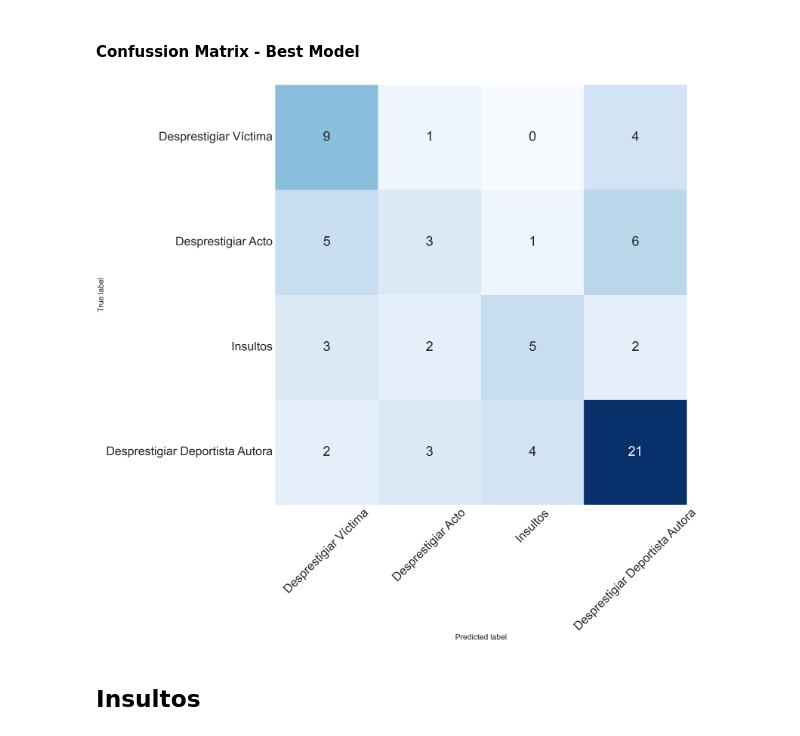
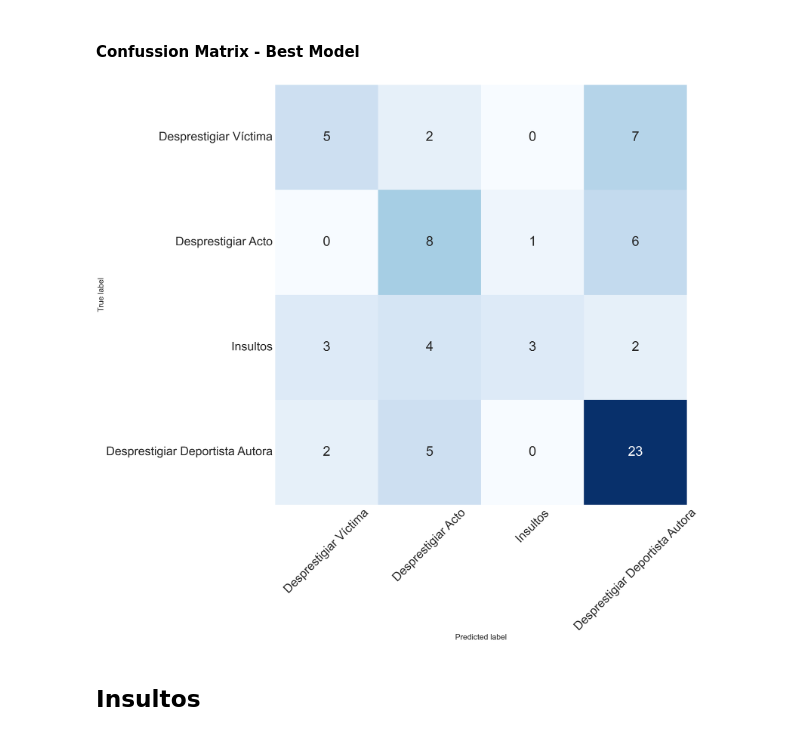
Before and after one commit to jorgegarcelan/HS-Detection-SeAcabo, a Jupyter notebook: DeepLearning/Plots.ipynb, the cells around one changed output. Saved outputs shown, nothing was run; the diff lists cells and outputs as text; code cells hidden in the pictures.

```diff
--- a/DeepLearning/Plots.ipynb
+++ b/DeepLearning/Plots.ipynb
@@ -563,35 +563,35 @@ plt.show()
 # %%
 import ast
 # ID del modelo para el que quieres extraer la matriz de confusión
-model_id = 'cebd252f-4519-4d39-9435-2e73069b6baa'
+model_id = '04518fe6-86e2-4ee7-b91a-275041a3ba64'
 
 # Extraer la matriz de confusión del DataFrame usando el ID
 conf_matrix_str = df_CNEG_TC.loc[df_CNEG_TC['Run_ID'] == model_id, 'eval_confusion_matrix'].values[0]
 conf_matrix = ast.literal_eval(conf_matrix_str)
 
 # Crear la matriz de confusión
 cm = pd.DataFrame(conf_matrix, index=labels, columns=labels)
 
 # Plotear la matriz de confusión
 plt.figure(figsize=(32, 30))
 
 sns.heatmap(cm, annot=True, fmt='d', cmap='Blues', xticklabels=labels,
             yticklabels=labels, annot_kws={"size": 52}, cbar=False)
 
 plt.xlabel('Predicted label', fontsize=30)
 plt.ylabel('True label', fontsize=30)
 plt.xticks(rotation=45, fontsize=46)
 plt.yticks(rotation=0, fontsize=46)
 # plt.title('Confusion Matrix for Best Model of ML Experiments')
 
 plt.tight_layout()
 
 # Save the plot as a PDF file
 plt.savefig("../../../IMAGES/Contenido Negativo/DL/DL_Experiments in _ContenidoNegativo_ best_model.pdf", format='pdf')
 
 plt.show()
 # %% [output]
-[figure, old version]
+[figure, new version]
 # %% [markdown]
 ## Insultos
 # %% [markdown]
```
